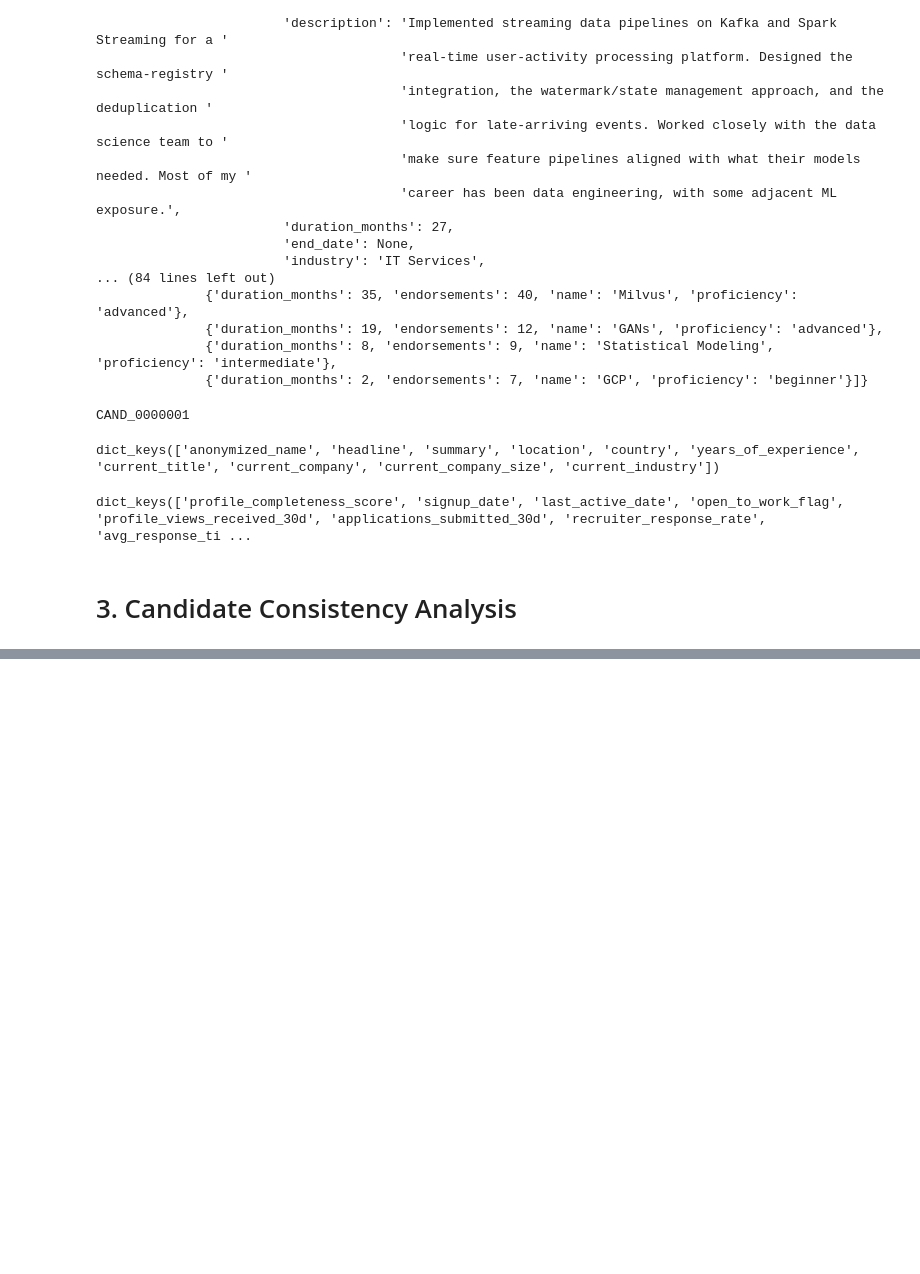
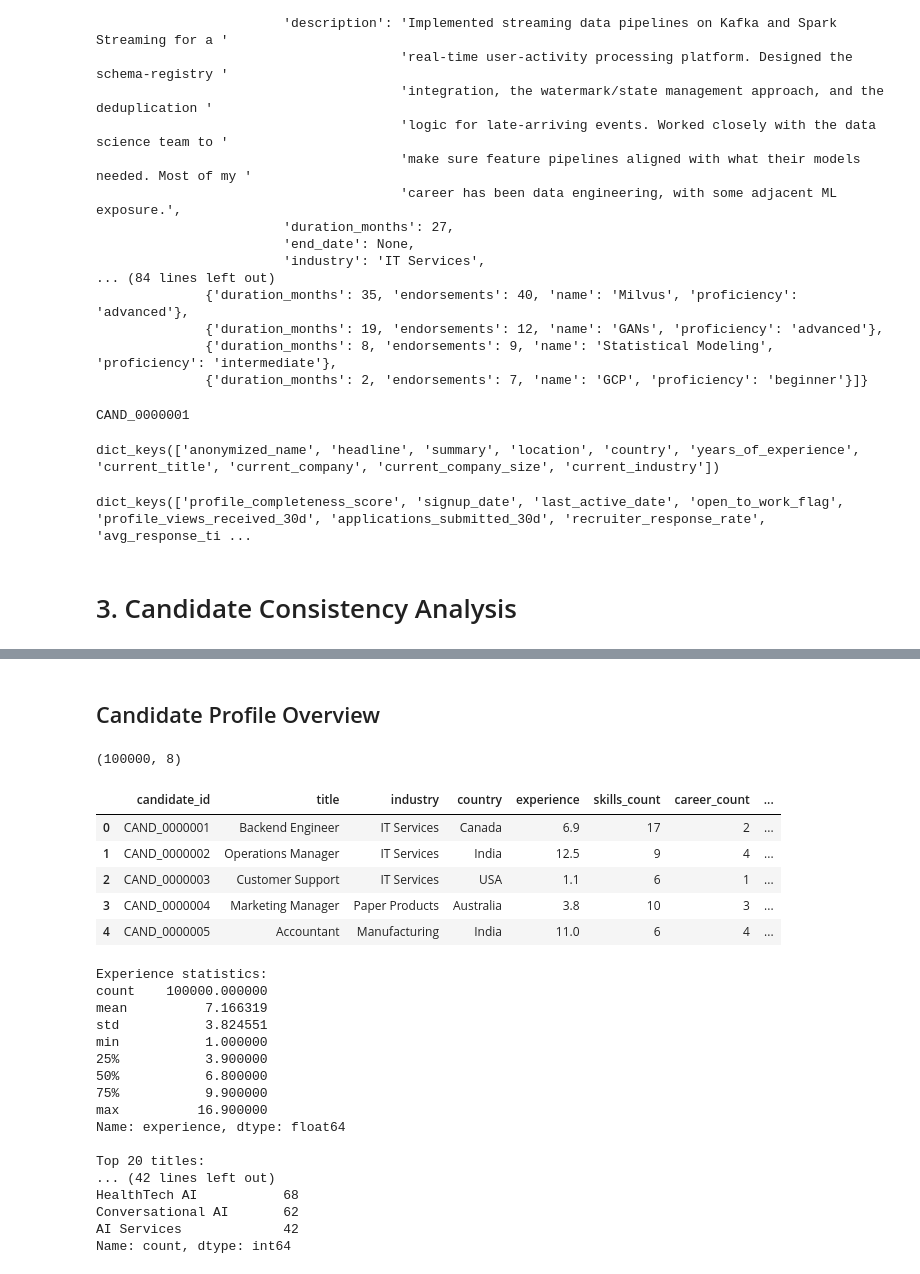
Before and after one commit to Hamsini242007/D-A, a Jupyter notebook: notebooks/analysis.ipynb, the cells around one changed output, grey strips where cells are left out. Saved outputs shown, nothing was run; the diff lists cells and outputs as text; code cells hidden in the pictures; blank space fills up the shorter version.

```diff
--- a/notebooks/analysis.ipynb
+++ b/notebooks/analysis.ipynb
@@ -69,0 +110,56 @@ dict_keys(['profile_completeness_score', 'signup_date', 'last_active_date', 'ope
+# %% [markdown]
+## Candidate Profile Overview
+# %%
+import pandas as pd
+
+profile_df = pd.DataFrame([
+    {
+        "candidate_id": c["candidate_id"],
+        "title": c["profile"]["current_title"],
+        "industry": c["profile"]["current_industry"],
+        "country": c["profile"]["country"],
+        "experience": c["profile"]["years_of_experience"],
+        "skills_count": len(c["skills"]),
+        "career_count": len(c["career_history"]),
+        "certifications_count": len(c["certifications"])
+    }
+    for c in candidates
+])
+
+print(profile_df.shape)
+
+display(profile_df.head())
+
+print("\nExperience statistics:")
+print(profile_df["experience"].describe())
+
+print("\nTop 20 titles:")
+print(profile_df["title"].value_counts().head(20))
+
+print("\nTop 20 industries:")
+print(profile_df["industry"].value_counts().head(20))
+# %% [output]
+(100000, 8)
+|  | candidate_id | title | industry | country | experience | skills_count | career_count | ... |
+| 0 | CAND_0000001 | Backend Engineer | IT Services | Canada | 6.9 | 17 | 2 | ... |
+| 1 | CAND_0000002 | Operations Manager | IT Services | India | 12.5 | 9 | 4 | ... |
+| 2 | CAND_0000003 | Customer Support | IT Services | USA | 1.1 | 6 | 1 | ... |
+| 3 | CAND_0000004 | Marketing Manager | Paper Products | Australia | 3.8 | 10 | 3 | ... |
+| 4 | CAND_0000005 | Accountant | Manufacturing | India | 11.0 | 6 | 4 | ... |
+Experience statistics:
+count    100000.000000
+mean          7.166319
+std           3.824551
+min           1.000000
+25%           3.900000
+50%           6.800000
+75%           9.900000
+max          16.900000
+Name: experience, dtype: float64
+
+Top 20 titles:
+... (42 lines left out)
+HealthTech AI           68
+Conversational AI       62
+AI Services             42
+Name: count, dtype: int64
```
Also changed, not shown: parts of 22 cells of this notebook, 5 other files.
